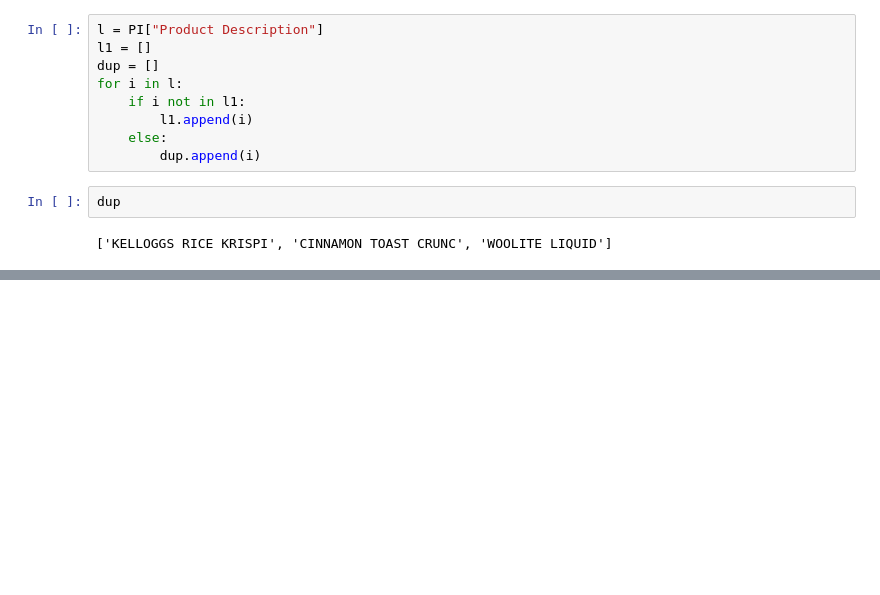
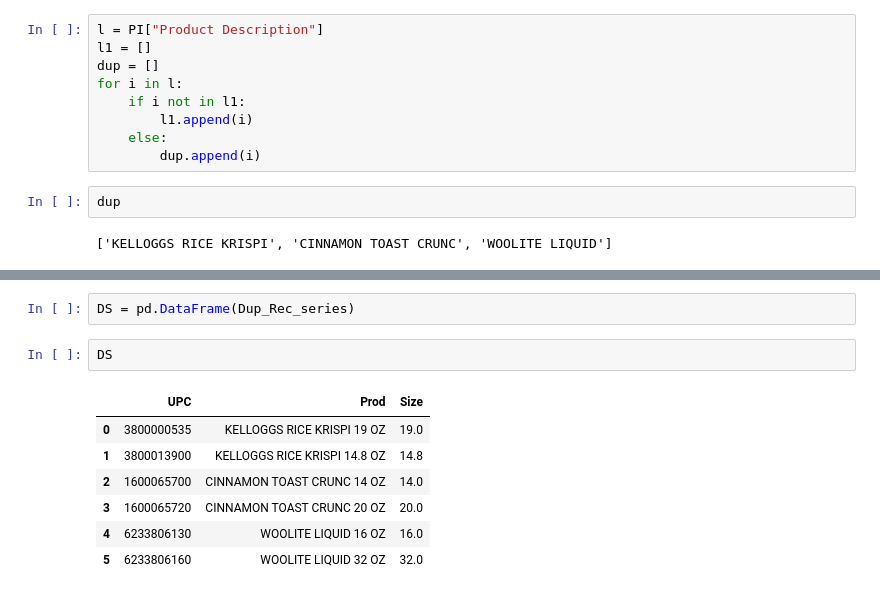
Before and after one commit to Jaykant-M/PyScripts, a Jupyter notebook: DM/Category Management - DM.ipynb, the cells around one changed output, grey strips where cells are left out. Saved outputs shown, nothing was run; the diff lists cells and outputs as text; blank space fills up the shorter version.

```diff
--- a/DM/Category Management - DM.ipynb
+++ b/DM/Category Management - DM.ipynb
@@ -117,0 +156,12 @@ for i in PI.index:
+# %%
+DS = pd.DataFrame(Dup_Rec_series)
+# %%
+DS
+# %% [output]
+|  | UPC | Prod | Size |
+| 0 | 3800000535 | KELLOGGS RICE KRISPI 19 OZ | 19.0 |
+| 1 | 3800013900 | KELLOGGS RICE KRISPI 14.8 OZ | 14.8 |
+| 2 | 1600065700 | CINNAMON TOAST CRUNC 14 OZ | 14.0 |
+| 3 | 1600065720 | CINNAMON TOAST CRUNC 20 OZ | 20.0 |
+| 4 | 6233806130 | WOOLITE LIQUID 16 OZ | 16.0 |
+| 5 | 6233806160 | WOOLITE LIQUID 32 OZ | 32.0 |
```
Also changed, not shown: parts of 14 cells of this notebook.
